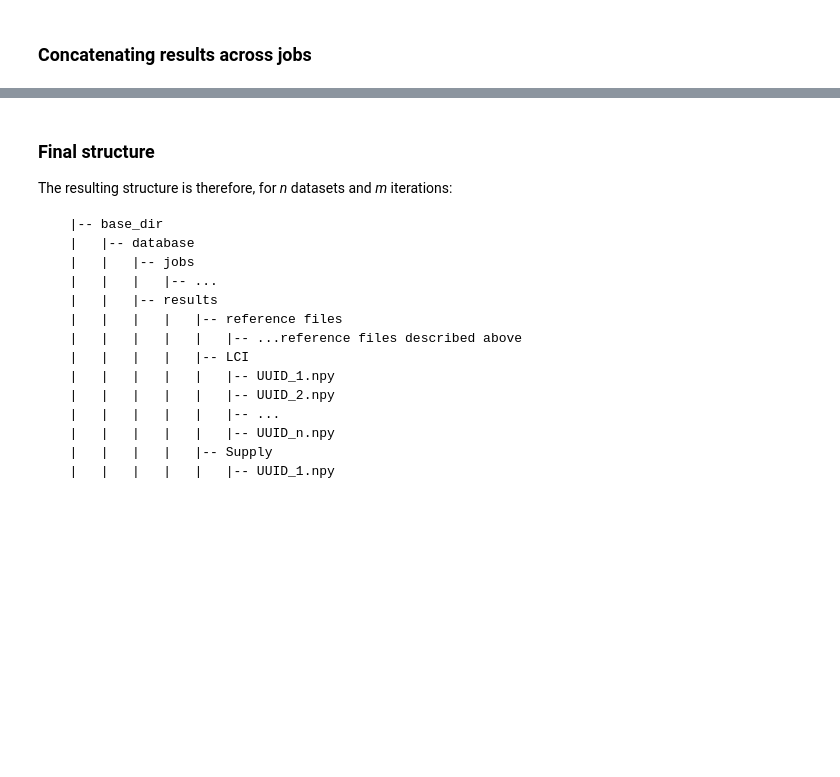
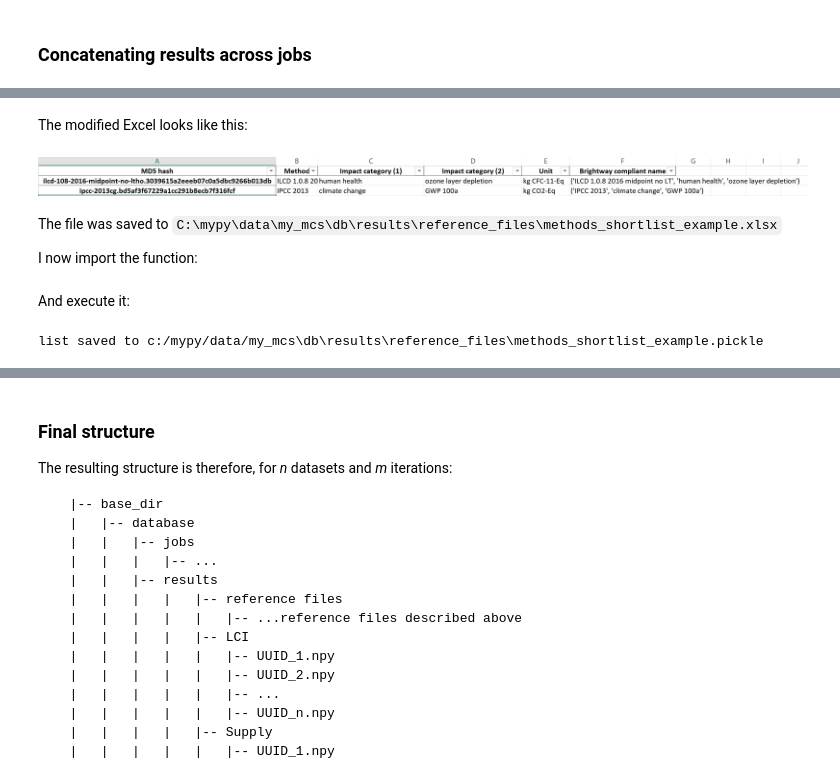
Before and after one commit to PascalLesage/database_wide_monte_carlo, a Jupyter notebook: examples/Using the code.ipynb, the cells around one changed output, grey strips where cells are left out. Saved outputs shown, nothing was run; the diff lists cells and outputs as text; code cells hidden in the pictures; blank space fills up the shorter version.

Commit message:
Easier to calculate LCIA for fewer methods

```diff
--- a/examples/Using the code.ipynb
+++ b/examples/Using the code.ipynb
@@ -326,0 +430,2 @@ The arguments are **`base_dir`**, **`database_name`**, **`project_name`**, and *
+# %% [markdown]
+The modified Excel looks like this:
@@ -326,0 +434,11 @@ The arguments are **`base_dir`**, **`database_name`**, **`project_name`**, and *
+# %%
+from IPython.display import Image
+cwd = os.getcwd()
+os.chdir(r'c:/mypy/code/database_wide_monte_carlo/examples/images')
+Image('method_search.png')
+# %% [output]
+[figure, added]
+# %% [markdown]
+The file was saved to `C:\mypy\data\my_mcs\db\results\reference_files\methods_shortlist_example.xlsx`
+
+I now import the function:
@@ -327 +448,9 @@ The arguments are **`base_dir`**, **`database_name`**, **`project_name`**, and *
+# %% [markdown]
+And execute it:
+# %%
+create_list_methods_from_xlsx(base_dir='c:/mypy/data/my_mcs',
+                              database_name='db',
+                              xlsx_name='methods_shortlist_example.xlsx')
+# %% [output]
+list saved to c:/mypy/data/my_mcs\db\results\reference_files\methods_shortlist_example.pickle
 # %%
```
Also changed, not shown: parts of 33 cells of this notebook, 10 other files.
